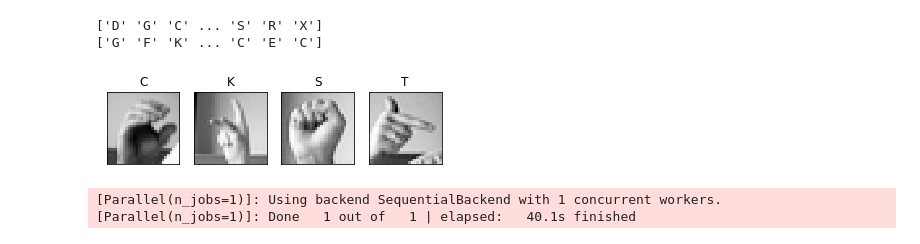
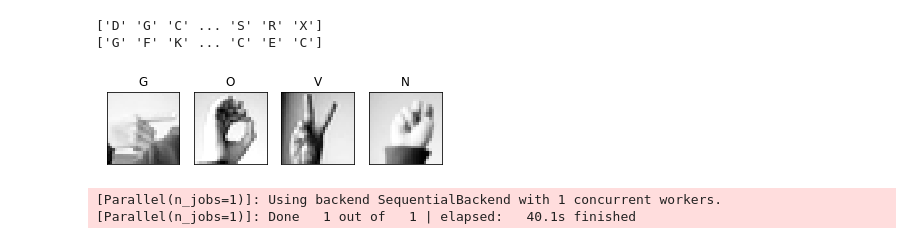
Before and after one commit to neilpretzel/ECE_4194_Project, a Jupyter notebook: ECE_4194_Project.ipynb, the cells around one changed output. Saved outputs shown, nothing was run; the diff lists cells and outputs as text; code cells hidden in the pictures.

```diff
--- a/ECE_4194_Project.ipynb
+++ b/ECE_4194_Project.ipynb
@@ -73,22 +73,22 @@ print(y_test_char)
 # %%
 # From demo "demo_mnist_svm" with modifications
 def plt_digit(x):
     nrow = 28
     ncol = 28
     xsq = x.reshape((nrow,ncol))
     plt.imshow(xsq,  cmap='Greys_r')
     plt.xticks([])
     plt.yticks([])
 
-Iperm = np.random.permutation(X_train[0])
+Iperm = np.random.permutation(X_test[0])
 
 for i in range(4):
     ind = Iperm[i]
     plt.subplot(1,4,i+1)
-    plt_digit(X_train[ind,:])
-    plt.title(y_train_char[ind])
+    plt_digit(X_test[ind,:])
+    plt.title(y_test_char[ind])
 # %% [output]
-[figure, old version]
+[figure, new version]
 # %%
 # Normalize data (From SVM MNIST demo)
 X_train = X_train/255.0*2 - 1 # convert to range [-1,1]
```
Also changed, not shown: parts of 12 cells of this notebook.
